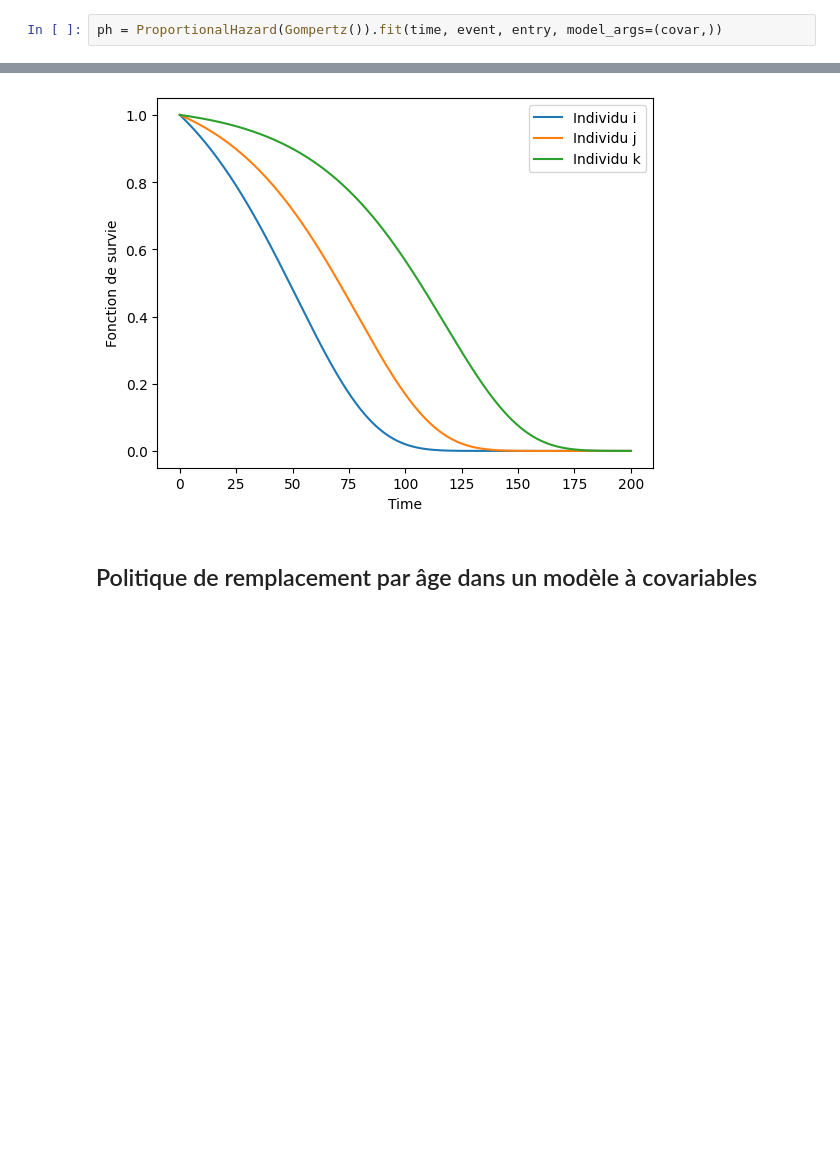
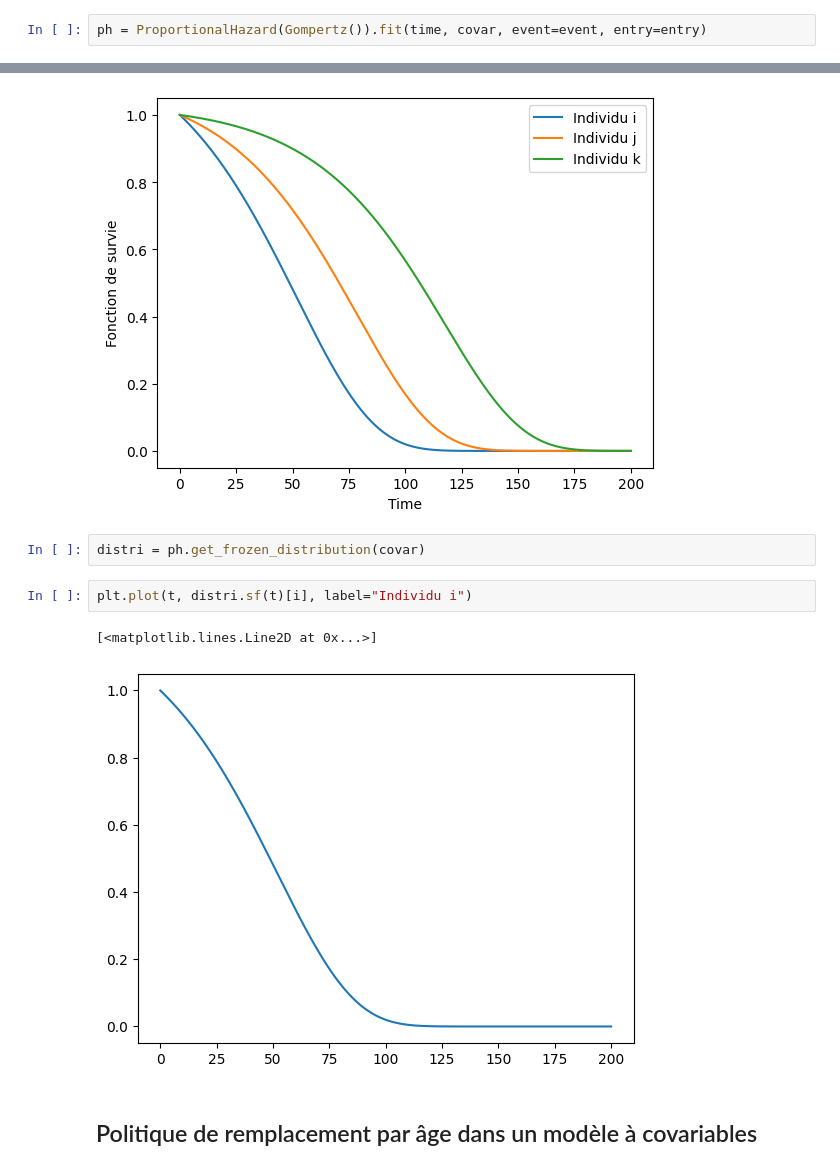
Before and after one commit to rte-france/relife, a Jupyter notebook: doc/source/user_guide/demo_regression.ipynb, the cells around one changed output, grey strips where cells are left out. Drawn from its saved outputs; the diff is of its cells as text; blank space fills up the shorter version.

Commit message:
adding FrozenDistribution : removes model_args

```diff
--- a/doc/source/user_guide/demo_regression.ipynb
+++ b/doc/source/user_guide/demo_regression.ipynb
@@ -37,5 +36,5 @@ array([[1.82139884e-05],
 # %%
-ph = ProportionalHazard(Gompertz()).fit(time, event, entry, model_args=(covar,))
+ph = ProportionalHazard(Gompertz()).fit(time, covar, event=event, entry=entry)
 # %%
 # plot hazard function for some individuals
 i, j, k = 12, 1073, 7999
@@ -60,6 +59,13 @@ plt.legend()
 plt.show()
 # %% [output]
 [figure]
+# %%
+distri = ph.get_frozen_distribution(covar)
+# %%
+plt.plot(t, distri.sf(t)[i], label="Individu i")
+# %% [output]
+[<matplotlib.lines.Line2D at 0x...>]
+[figure, added]
 # %% [markdown]
 ## Politique de remplacement par âge dans un modèle à covariables
 # %% [markdown]
```
Also changed, not shown: parts of 2 cells of this notebook, 25 other files.
